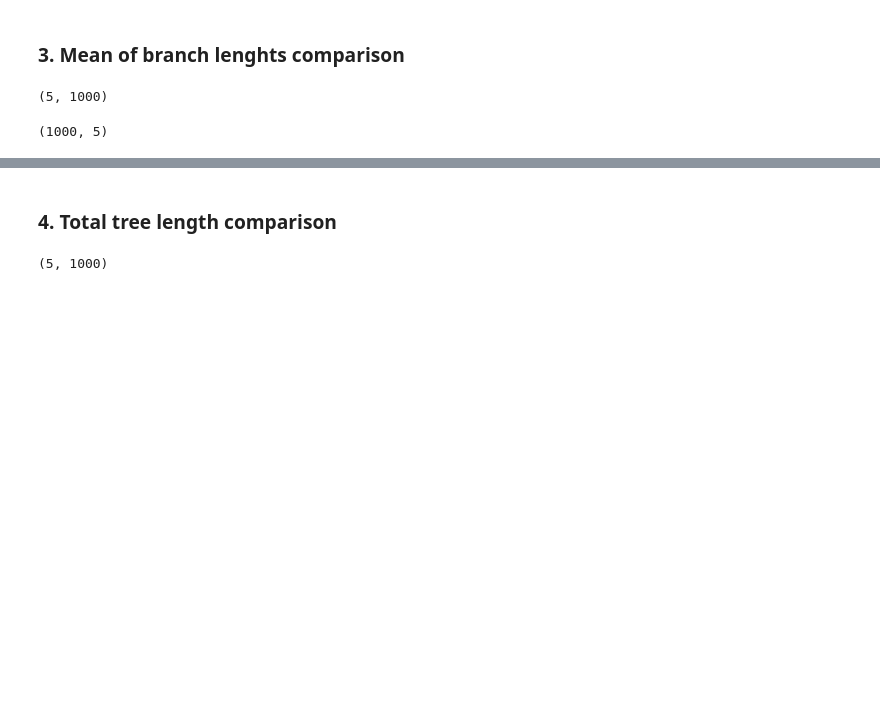
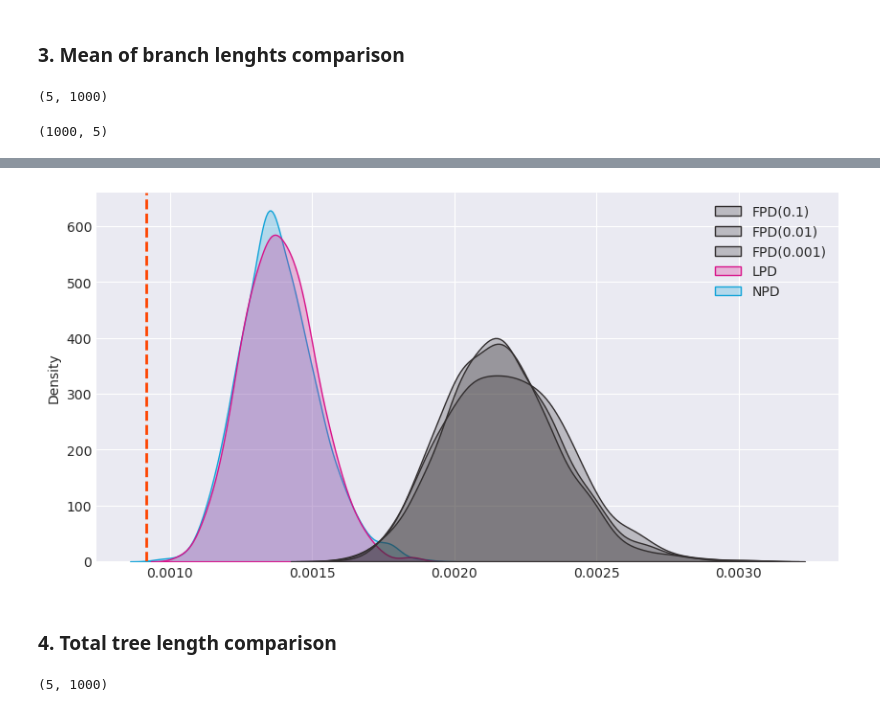
Before and after one commit to maremita/nnTreeVB, a Jupyter notebook: notebooks/nntreevb_misspec_prior.ipynb, the cells around one changed output, grey strips where cells are left out. Drawn from its saved outputs; the diff is of its cells as text; code cells hidden in the pictures; blank space fills up the shorter version.

```diff
--- a/notebooks/nntreevb_misspec_prior.ipynb
+++ b/notebooks/nntreevb_misspec_prior.ipynb
@@ -401,3 +433,10 @@ violinplot_from_dataframe(df_bl_mean,
+# %%
+with plt.style.context('seaborn-darkgrid'):
+    f, ax = plt.subplots(figsize=(10, 5))
+    g = sns.kdeplot(ax=ax, data=df_bl_mean, palette=model_colors, fill=True)
+    g.axvline(true_blen_mean, color="orangered", linestyle="--", linewidth=2)
+# %% [output]
+[figure, added]
 # %% [markdown]
 ### 4. Total tree length comparison
 # %%
```
Also changed, not shown: parts of 57 cells of this notebook, 2 other files.
